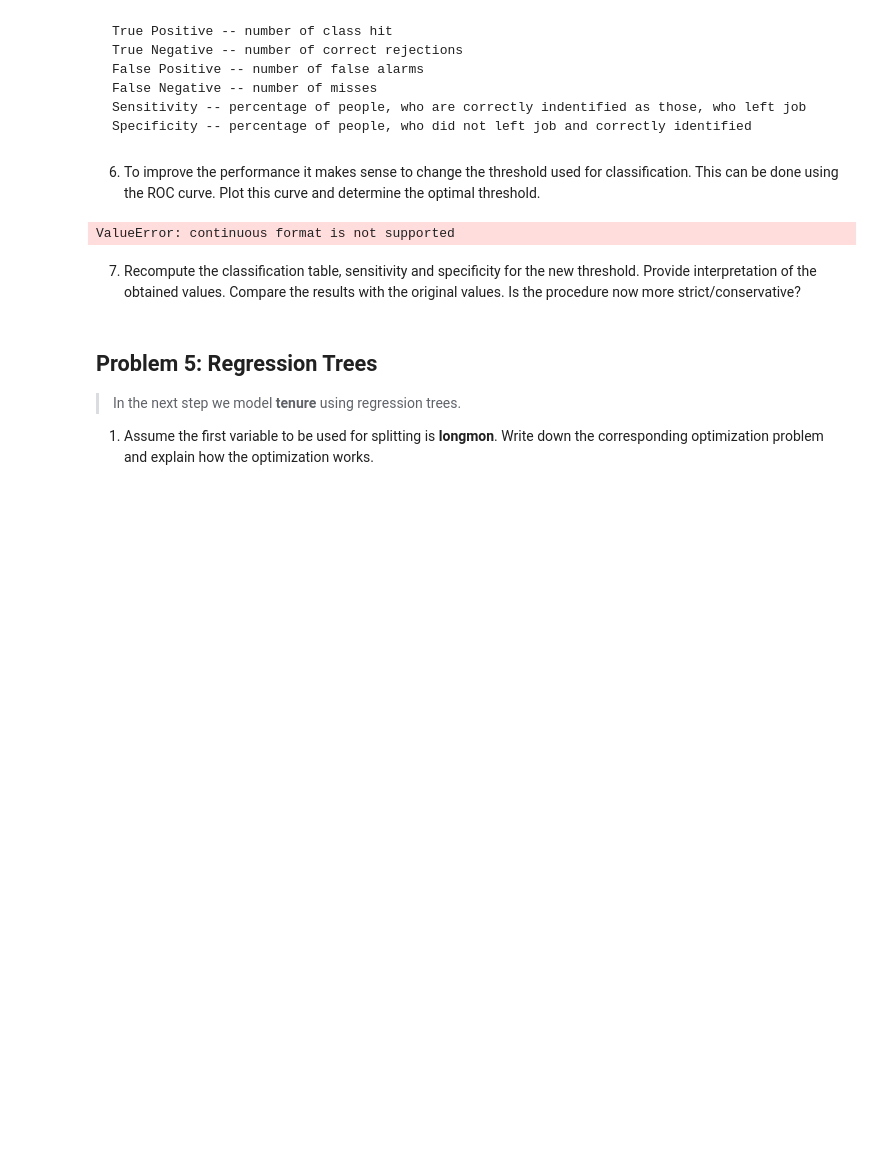
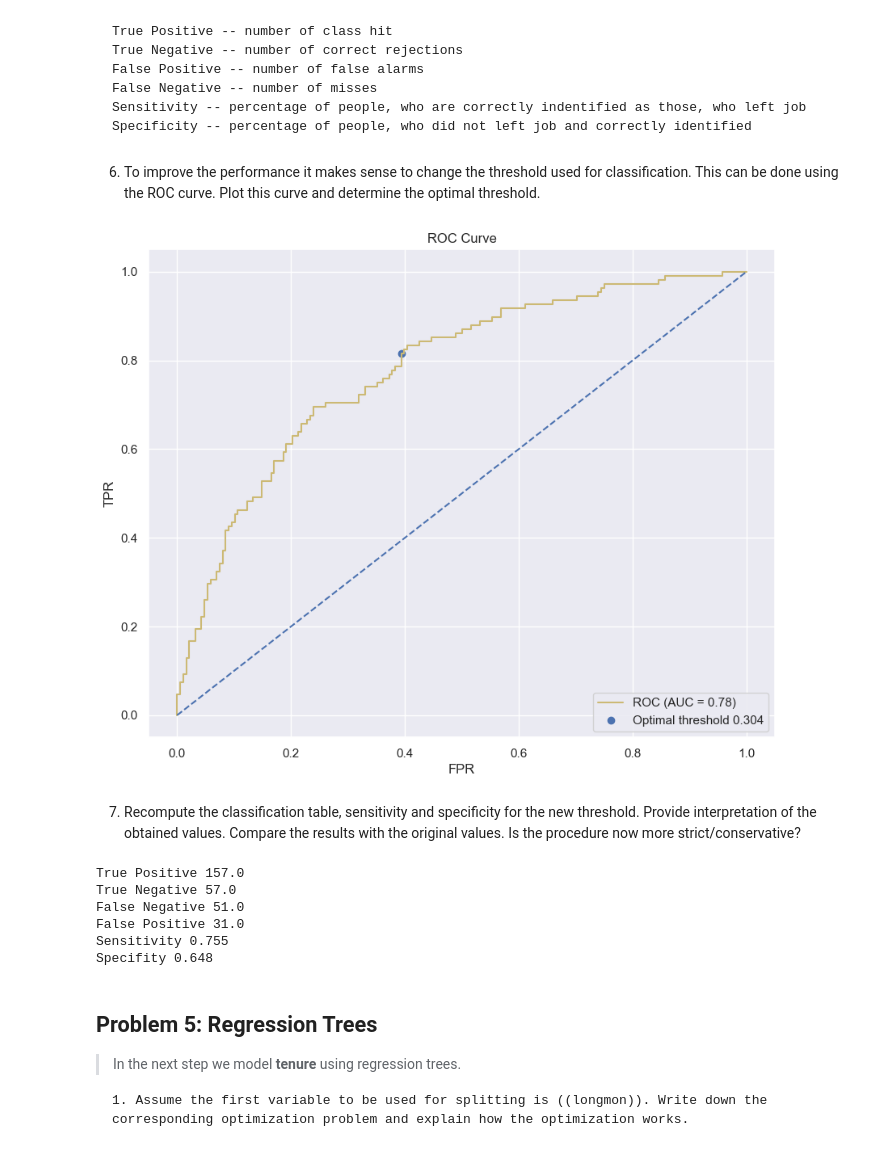
Before and after one commit to ikachko/UCU-StatisticsAndEconometrics, a Jupyter notebook: HW3/Assignment 4.ipynb, the cells around one changed output. Drawn from its saved outputs; the diff is of its cells as text; code cells hidden in the pictures; blank space fills up the shorter version.

```diff
--- a/HW3/Assignment 4.ipynb
+++ b/HW3/Assignment 4.ipynb
@@ -388,29 +388,57 @@ Specifity 0.648
     Specificity -- percentage of people, who did not left job and correctly identified
 # %% [markdown]
 6. To improve the performance it makes sense to change the threshold used for classification. This can be done using the ROC curve. Plot this curve and determine the optimal threshold.
-# %%
-from sklearn.metrics import roc_curve
-probs = logreg.predict(X_)
-fp, tp, ths = roc_curve(y.values, probs.values)
-
-plt.plot(fp, tp)
-plt.ylabel('Sensitivity')
-plt.xlabel('1 - Specificity')
-specificity, sensitivity = report_classification(0.5, False)
-plt.scatter(1-specificity, sensitivity)
-specificity, sensitivity = report_classification(0.275, False)
-plt.scatter(1-specificity, sensitivity, color='C1')
-t = np.linspace(0,0.575,100)
-plt.plot(t, t+0.425)
-plt.title('ROC curve')
-plt.show()
-# %% [output]
-ValueError: continuous format is not supported
+# %%
+from sklearn.metrics import roc_curve, auc
+
+def compute_roc(y_true, y_pred, plot=False):
+    fpr, tpr, th = roc_curve(y_true, y_pred)
+    auc_score = auc(fpr, tpr)
+
+    idx_best = (tpr > 0.8).argmax()
+    optimal_th = th[idx_best]
+    if plot:
+        plt.figure(figsize=(10, 8), dpi=100)
+        plt.scatter(fpr[idx_best], tpr[idx_best], label='Optimal threshold {:.3f}'.format(th[idx_best]))
+        plt.plot(fpr, tpr, color='y',
+                 label='ROC (AUC = %0.2f)' % auc_score)
+        plt.legend(loc='lower right')
+        plt.title("ROC Curve")
+        plt.plot((0., 1.), (0., 1.), '--b')
+        plt.xlabel("FPR")
+        plt.ylabel("TPR")
+        plt.show()
+
+    return fpr, tpr, th, auc_score
+
+y_pred = logreg.predict(X_)
+fpr, tpr, th, auc_score  = compute_roc(y, y_pred, True)
+# %% [output]
+[figure, added]
 # %% [markdown]
 7. Recompute the classification table, sensitivity and specificity for the new threshold. Provide interpretation of the obtained values. Compare the results with the original values. Is the procedure now more strict/conservative?
+# %%
+optimal_th = th[(tpr > 0.8).argmax()]
+logreg.pred_table(optimal_th)
+
+TP, FP, FN, TN = cl_table.flatten()
+print('True Positive {}'.format(TP))
+print('True Negative {}'.format(TN))
+print('False Negative {}'.format(FN))
+print('False Positive {}'.format(FP))
+
+print('Sensitivity {:.3f}'.format(TP / (TP + FN)))
+print('Specifity {:.3f}'.format(TN / (FP + TN)))
+# %% [output]
+True Positive 157.0
+True Negative 57.0
+False Negative 51.0
+False Positive 31.0
+Sensitivity 0.755
+Specifity 0.648
 # %% [markdown]
 ## Problem 5: Regression Trees
 
 > In the next step we model __tenure__ using regression trees.
 
-1. Assume the first variable to be used for splitting is __longmon__. Write down the corresponding optimization problem and explain how the optimization works.
+    1. Assume the first variable to be used for splitting is ((longmon)). Write down the corresponding optimization problem and explain how the optimization works.
```
Also changed, not shown: parts of 9 cells of this notebook.
